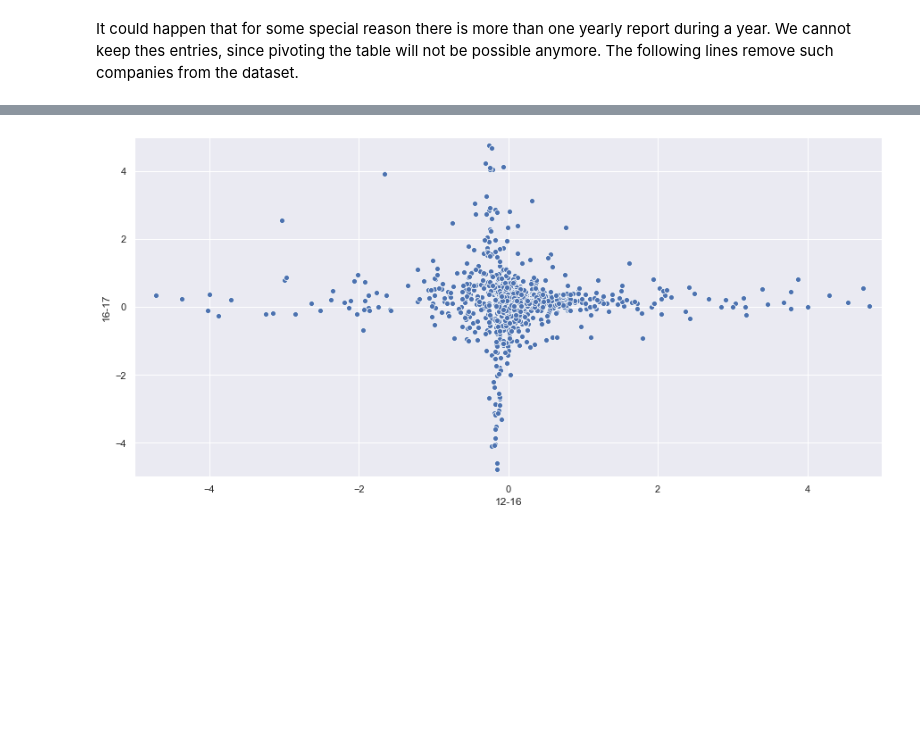
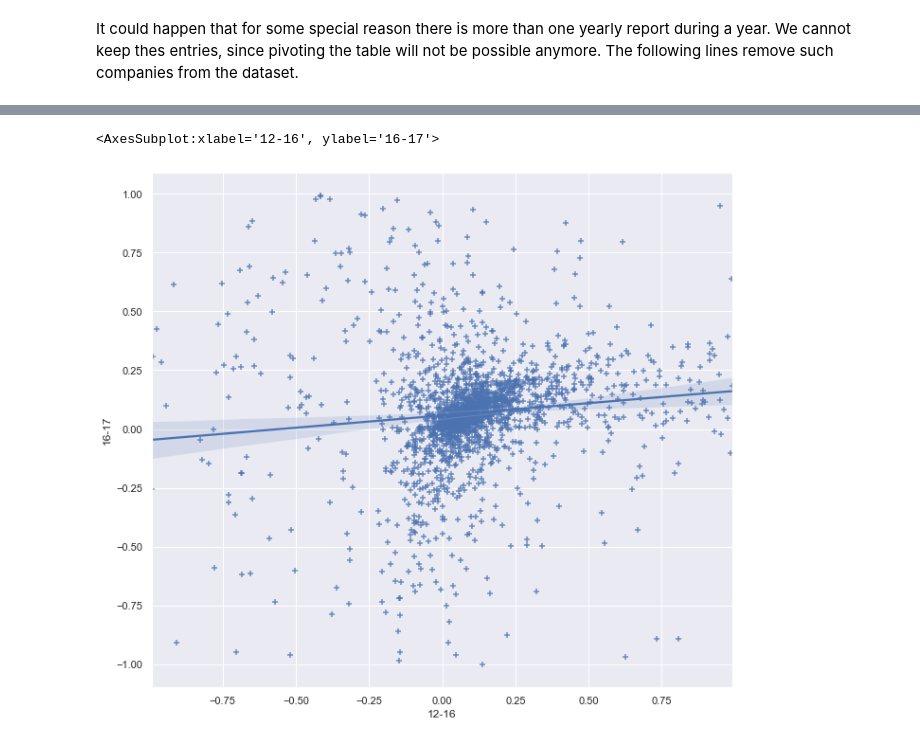
Before and after one commit to HansjoergW/bfh_cas_bgd_fs2020_sa, a Jupyter notebook: 01_07_Analysis_BalanceSheet.ipynb, the cells around one changed output, grey strips where cells are left out. Drawn from its saved outputs; the diff is of its cells as text; code cells hidden in the pictures; blank space fills up the shorter version.

```diff
--- a/01_07_Analysis_BalanceSheet.ipynb
+++ b/01_07_Analysis_BalanceSheet.ipynb
@@ -225,11 +225,12 @@ earnings_per_year.head()
 | 2178 | NaN | NaN | 9.856700e+07 | 1.237430e+08 | 1.425700e+08 | 1.453820e+08 | 1.403950e+08 | 1.391970e+08 | 1.350040e+08 | 1.342280e+08 | 1.384400e+08 | ... |
 # %%
 # we wanna calculate the average "earnings"-gain between 2012 and 2016, as well as between 2016 and 2017, so we just need these columns
-ernings_per_year_selected = earnings_per_year[[2012,2016,2017]]
+earnings_per_year_selected = earnings_per_year[[2012,2016,2017]]
 
 # we removing entries with uncomplete date
-ernings_per_year_selected = ernings_per_year_selected.dropna()
+earnings_per_year_selected  = earnings_per_year_selected .dropna()
 # %%
 # calculating the "earning" gains
-ernings_per_year_selected['12-16'] = ((ernings_per_year_selected[2016] / ernings_per_year_selected[2012]) - 1) / 5
-ernings_per_year_selected['16-17'] = (ernings_per_year_selected[2017] /  ernings_per_year_selected[2016]) - 1
+# a value of 1 means 100 percent gain per year
+earnings_per_year_selected['12-16'] = ((earnings_per_year_selected[2016] - earnings_per_year_selected[2012]) / earnings_per_year_selected[2012])  / 4
+earnings_per_year_selected['16-17'] = ((earnings_per_year_selected[2017] - earnings_per_year_selected[2016] )/  earnings_per_year_selected[2016])
@@ -236,9 +243,12 @@ ernings_per_year_selected['16-17'] = (ernings_per_year_selected[2017] /  ernings
+# %%
+# because auf the outlier, it makes sence to reduce the dataset. We are only interested in values which have +/1 100 percent gains
+earnings_per_year_selected = earnings_per_year_selected[earnings_per_year_selected['12-16'] < 1]
+earnings_per_year_selected = earnings_per_year_selected[earnings_per_year_selected['12-16'] > -1]
+earnings_per_year_selected = earnings_per_year_selected[earnings_per_year_selected['16-17'] < 1]
+earnings_per_year_selected = earnings_per_year_selected[earnings_per_year_selected['16-17'] > -1]
 # %%
-# and plotting it
-fig, ax = plt.subplots(figsize=(15,7))
-sns.scatterplot(data = ernings_per_year_selected, x = '12-16', y = '16-17',  ax=ax)
-ax.set_xlim(-5,5)
-ax.set_ylim(-5,5)
-plt.show()
+fig, ax = plt.subplots(figsize=(11,10))
+sns.regplot(data = earnings_per_year_selected, x = '12-16', y = '16-17', ax=ax, marker="+", fit_reg=True)
 # %% [output]
+<AxesSubplot:xlabel='12-16', ylabel='16-17'>
-[figure, old version]
+[figure, new version]
```
Also changed, not shown: parts of 1 cell of this notebook, 1 other file.
